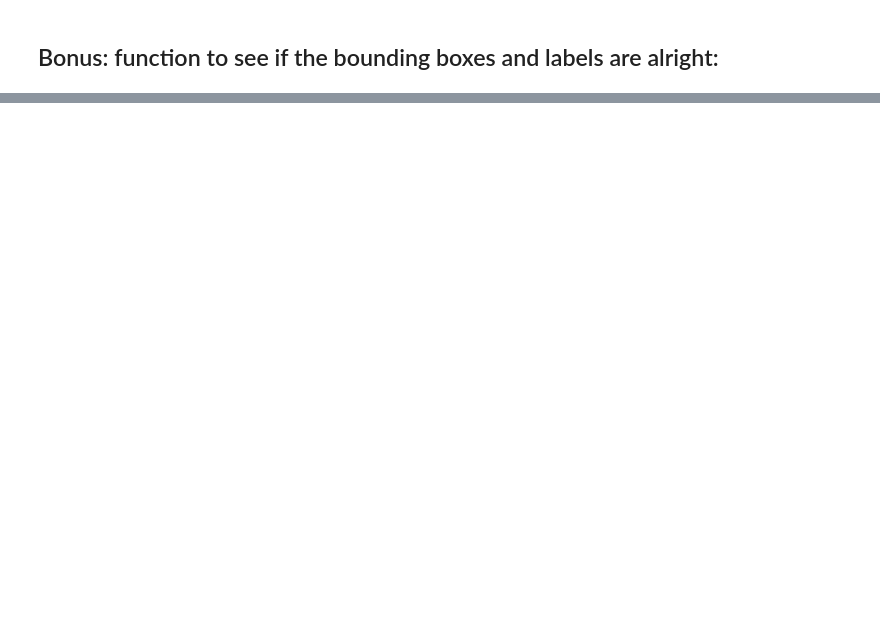
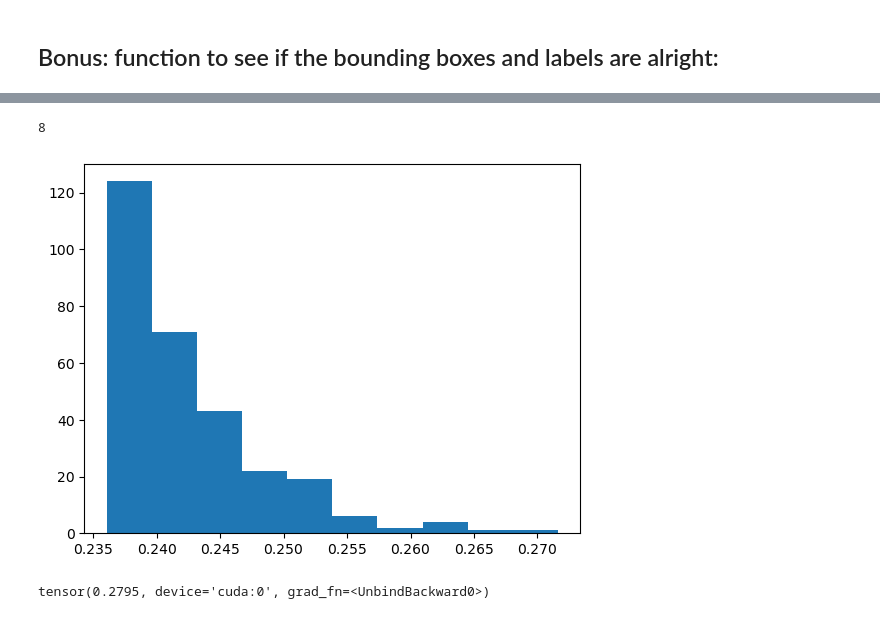
Before and after one commit to daniel-macrae/DeepLearning-2023, a Jupyter notebook: Framework2.ipynb, the cells around one changed output, grey strips where cells are left out. Saved outputs shown, nothing was run; the diff lists cells and outputs as text; code cells hidden in the pictures; blank space fills up the shorter version.

```diff
--- a/Framework2.ipynb
+++ b/Framework2.ipynb
@@ -291,0 +351,13 @@ fig = visualize_imgs(input, output, rows=4, cols=4)
+# %%
+len(images)
+# %% [output]
+8
+# %%
+plt.hist([score.cpu().detach() for score in preds[0]['scores']])
+plt.show()
+# %% [output]
+[figure, added]
+# %%
+max()
+# %% [output]
+tensor(0.2795, device='cuda:0', grad_fn=<UnbindBackward0>)
```
Also changed, not shown: parts of 6 cells of this notebook, 4 other files.
